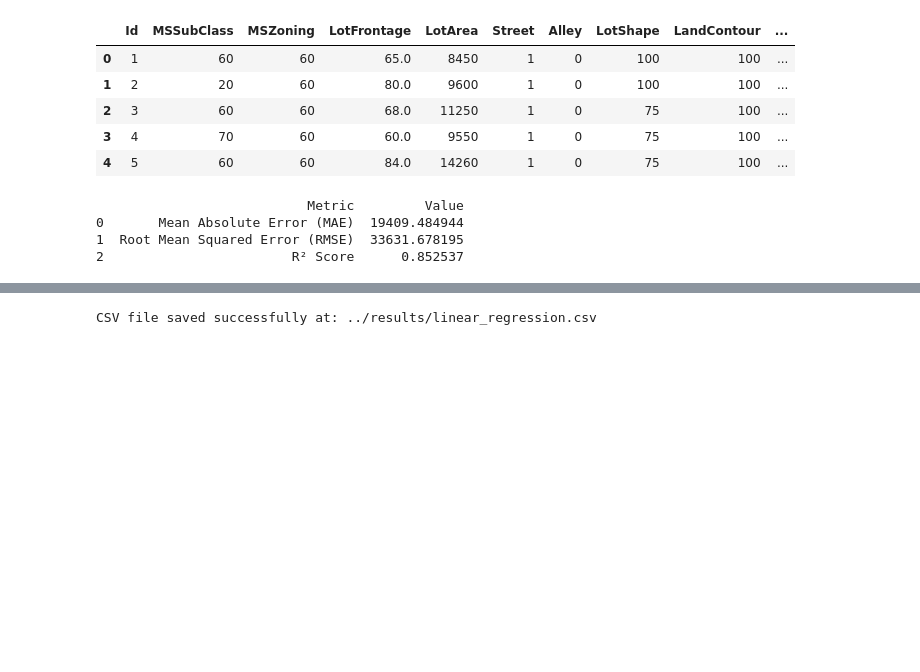
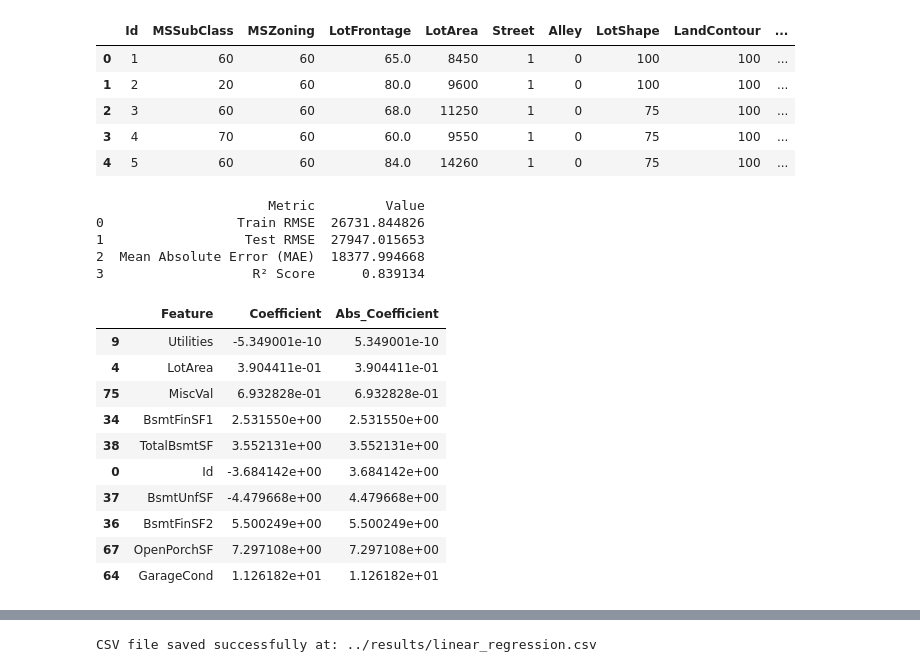
Before and after one commit to BenyHanonove/Housing-Prices-Competition-for-Kaggle, a Jupyter notebook: notebooks/linear_regression.ipynb, the cells around one changed output, grey strips where cells are left out. Cells and saved outputs as stored; diff of their text form; code cells hidden in the pictures; blank space fills up the shorter version.

```diff
--- a/notebooks/linear_regression.ipynb
+++ b/notebooks/linear_regression.ipynb
@@ -42,15 +49,44 @@ mae = mean_absolute_error(y_test, y_pred)
 rmse = np.sqrt(mean_squared_error(y_test, y_pred))
 r2 = r2_score(y_test, y_pred)
 # %%
-# Display evaluation results
+# Display evaluation results including both train and test RMSE
 evaluation_results = pd.DataFrame({
-    "Metric": ["Mean Absolute Error (MAE)", "Root Mean Squared Error (RMSE)", "R² Score"],
-    "Value": [mae, rmse, r2]
+    "Metric": ["Train RMSE", "Test RMSE", "Mean Absolute Error (MAE)", "R² Score"],
+    "Value": [train_rmse, test_rmse, mae, r2]
 })
 
 print(evaluation_results)
 # %% [output]
-                           Metric         Value
-0       Mean Absolute Error (MAE)  19409.484944
-1  Root Mean Squared Error (RMSE)  33631.678195
-2                        R² Score      0.852537
+                      Metric         Value
+0                 Train RMSE  26731.844826
+1                  Test RMSE  27947.015653
+2  Mean Absolute Error (MAE)  18377.994668
+3                   R² Score      0.839134
+# %%
+# Create a DataFrame for feature importance
+feature_importance = pd.DataFrame({
+    "Feature": X_train.columns,
+    "Coefficient": model.coef_
+})
+
+# Take absolute values and sort by importance
+feature_importance["Abs_Coefficient"] = feature_importance["Coefficient"].abs()
+feature_importance = feature_importance.sort_values(by="Abs_Coefficient", ascending=False)
+
+# Sort by smallest absolute coefficient first
+feature_importance = feature_importance.sort_values(by="Abs_Coefficient", ascending=True)
+
+# Display the sorted feature importance DataFrame
+feature_importance.head(10)
+# %% [output]
+|  | Feature | Coefficient | Abs_Coefficient |
+| 9 | Utilities | -5.349001e-10 | 5.349001e-10 |
+| 4 | LotArea | 3.904411e-01 | 3.904411e-01 |
+| 75 | MiscVal | 6.932828e-01 | 6.932828e-01 |
+| 34 | BsmtFinSF1 | 2.531550e+00 | 2.531550e+00 |
+| 38 | TotalBsmtSF | 3.552131e+00 | 3.552131e+00 |
+| 0 | Id | -3.684142e+00 | 3.684142e+00 |
+| 37 | BsmtUnfSF | -4.479668e+00 | 4.479668e+00 |
+| 36 | BsmtFinSF2 | 5.500249e+00 | 5.500249e+00 |
+| 67 | OpenPorchSF | 7.297108e+00 | 7.297108e+00 |
+| 64 | GarageCond | 1.126182e+01 | 1.126182e+01 |
```
Also changed, not shown: parts of 5 cells of this notebook, 12 other files.
